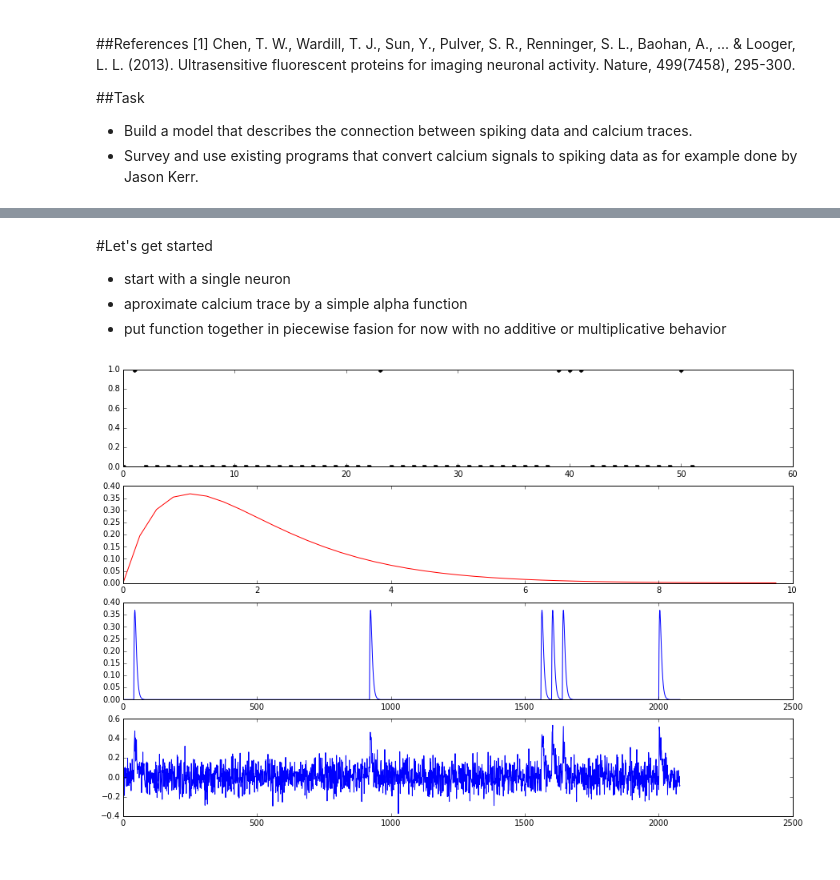
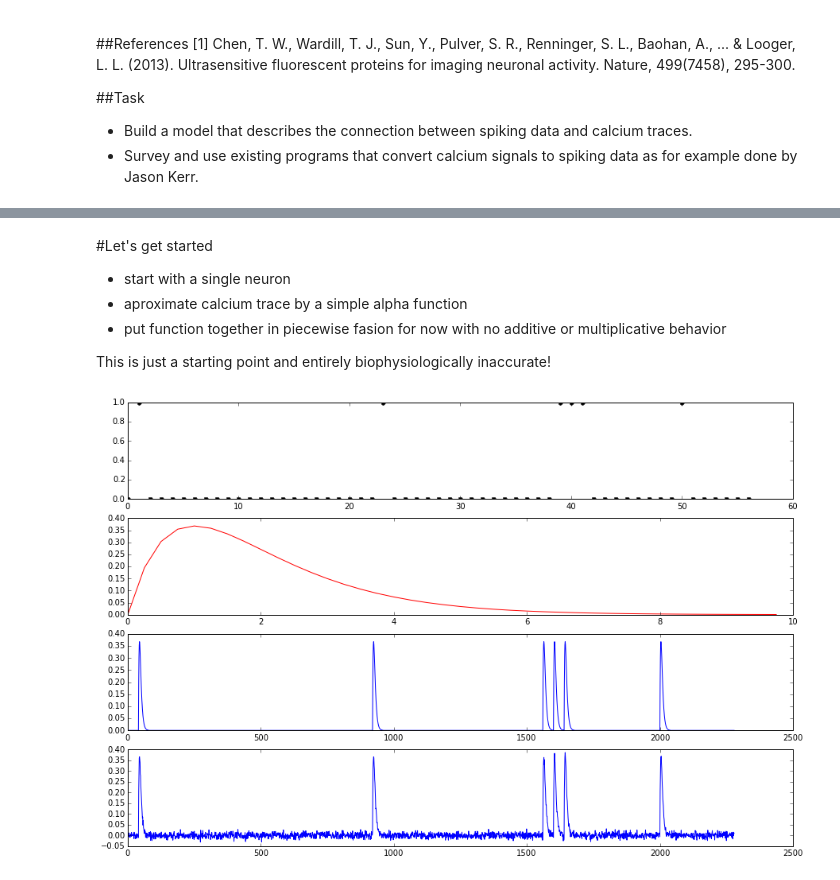
Before and after one commit to jvs--/neuco, a Jupyter notebook: notebooks/SpikeToCalcium.ipynb, the cells around one changed output, grey strips where cells are left out. Saved outputs shown, nothing was run; the diff lists cells and outputs as text; code cells hidden in the pictures.

```diff
--- a/notebooks/SpikeToCalcium.ipynb
+++ b/notebooks/SpikeToCalcium.ipynb
@@ -21,6 +21,8 @@ We will proceed in a step wise fasion starting with a very crude model that is n
 - start with a single neuron
 - aproximate calcium trace by a simple alpha function
 - put function together in piecewise fasion for now with no additive or multiplicative behavior
+
+This is just a starting point and entirely biophysiologically inaccurate!
 # %%
 # An implementation of a calcium trace model
 #
@@ -56,42 +58,43 @@ def produceCalciumTrace(spiketrain, temp):
 
 def addnoise(pure):
     # given a pure signal add some random normal distributed noise
-    noise = np.random.normal(0, 0.1, len(pure))
+    noise = np.random.normal(0, 0.01, len(pure))
     signal = pure + noise
     return signal
 
 # A spike train is just a list of 0s and 1s
 # 1s stand for an action potential occuring
 # each slot repersents 1msec
-spiketrain = [0,1,0,0,0,0,0,0,0,0,0,0,0,0,0,0,0,0,0,0,0,0,0,1,0,0,0,0,0,0,0,0,0,0,0,0,0,0,0,1,1,1,0,0,0,0,0,0,0,0,1,0]
+spiketrain = [0,1,0,0,0,0,0,0,0,0,0,0,0,0,0,0,0,0,0,0,0,0,0,1,0,0,0,0,0,0
+              ,0,0,0,0,0,0,0,0,0,1,1,1,0,0,0,0,0,0,0,0,1,0,0,0,0,0,0]
 
 
 # Template has the form of an alpha function
 # the length of the template is given by the time interval t
 t = np.arange(0.0, 10.0, 0.25)
 template = alpha_func(t)
 
 x = produceCalciumTrace(spiketrain, template)
 
 # Add noise to make the data more realistic
 # In real 2-photon microscopy data we have about 10% noise
 noisy_x = addnoise(x)
 
 
 # PLOTTING ##################################################
 plt.figure(figsize=(15, 10))
 plt.subplot(411)
 plt.plot(spiketrain, '.k', ms=10)
 
 plt.subplot(412)
 plt.plot(t, alpha_func(t), 'r')
 
 plt.subplot(413)
 plt.plot(x)
 
 plt.subplot(414)
 plt.plot(noisy_x)
 
 plt.show()
 # %% [output]
-[figure, old version]
+[figure, new version]
```
Also changed, not shown: parts of 2 cells of this notebook.
